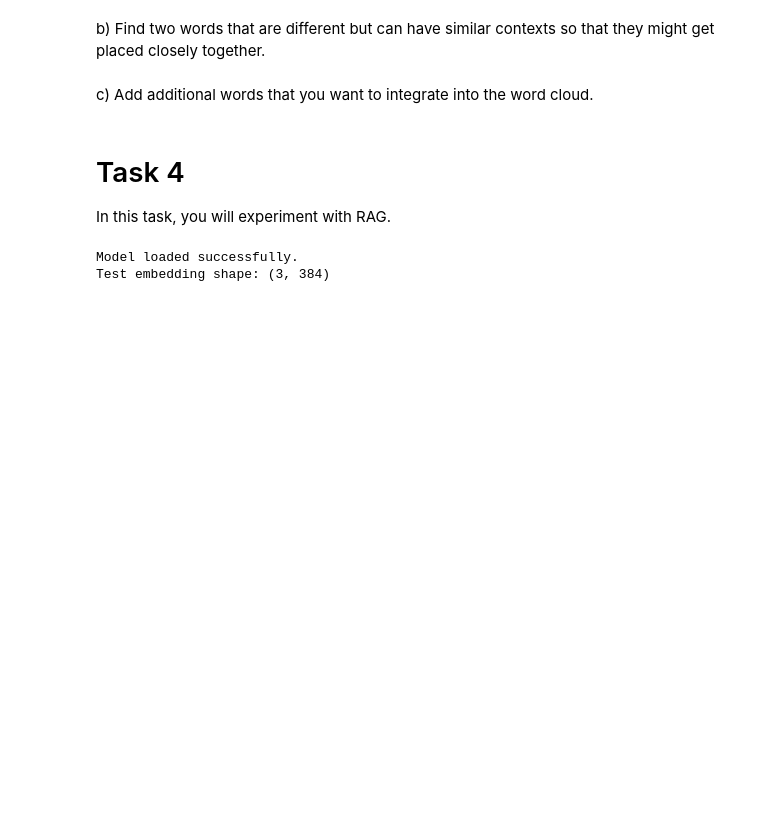
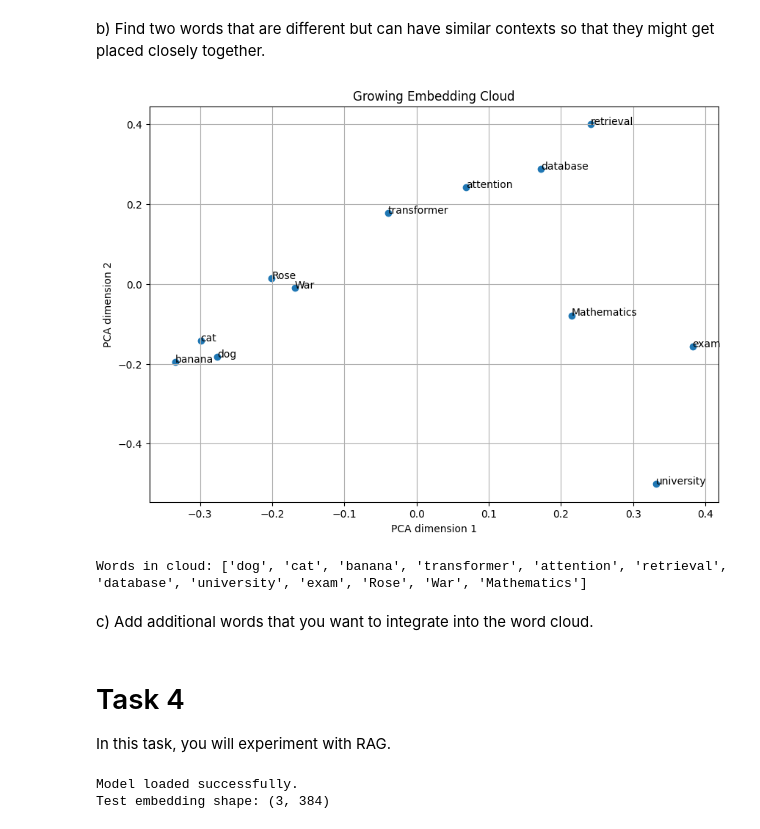
Before and after one commit to al102030/Introduction-to-the-Machine-Learning-and-Big-Data-Practice, a Jupyter notebook: Tutorial7_Task3and4.ipynb, the cells around one changed output. Saved outputs shown, nothing was run; the diff lists cells and outputs as text; code cells hidden in the pictures; blank space fills up the shorter version.

```diff
--- a/Tutorial7_Task3and4.ipynb
+++ b/Tutorial7_Task3and4.ipynb
@@ -134,8 +145,11 @@ add_word("")
 b) Find two words that are different but can have similar contexts so that they might get placed closely together.
 # %%
 # Add more words below
-add_word("")
-add_word("")
+add_word("War")
+add_word("Mathematics")
+# %% [output]
+[figure, added]
+Words in cloud: ['dog', 'cat', 'banana', 'transformer', 'attention', 'retrieval', 'database', 'university', 'exam', 'Rose', 'War', 'Mathematics']
 # %% [markdown]
 c) Add additional words that you want to integrate into the word cloud.
 # %%
```
Also changed, not shown: parts of 9 cells of this notebook, 1 other file.
